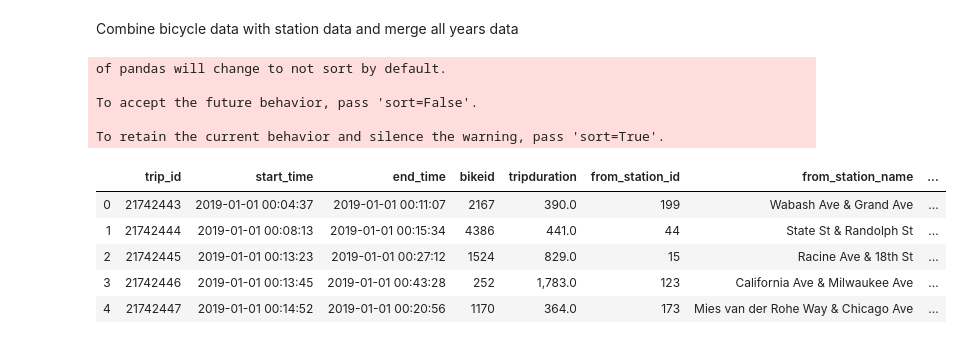
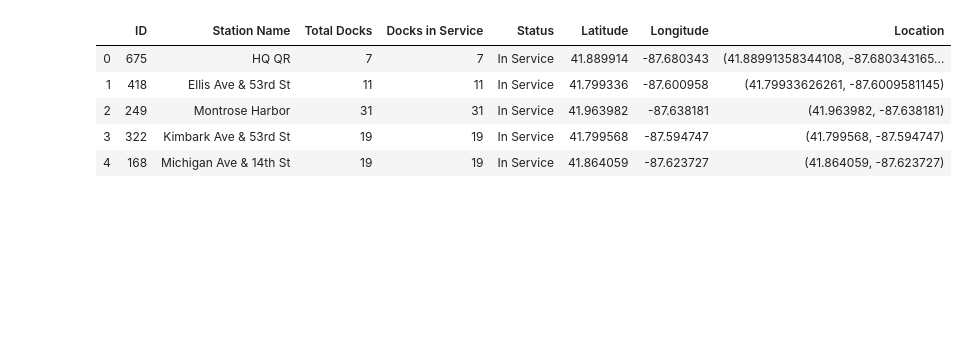
Before and after one commit to mohitroy2502/Chicago-Divvy-DPA-Project, a Jupyter notebook: DPA Project Problem Statement 5.ipynb, the cells around one changed output. Saved outputs shown, nothing was run; the diff lists cells and outputs as text; code cells hidden in the pictures; blank space fills up the shorter version.

```diff
--- a/DPA Project Problem Statement 5.ipynb
+++ b/DPA Project Problem Statement 5.ipynb
@@ -9,2 +14,0 @@ import gc, os
-# %% [markdown]
-Combine bicycle data with station data and merge all years data
@@ -11,29 +21,16 @@ Combine bicycle data with station data and merge all years data
 # %%
-#Training Data
-trip_2017_q1 = pd.read_csv("C:/DPA Project/data/Divvy_Trips_2017_Q1.csv")
-trip_2017_q2 = pd.read_csv("C:/DPA Project/data/Divvy_Trips_2017_Q2.csv")
-trip_2017_q3 = pd.read_csv("C:/DPA Project/data/Divvy_Trips_2017_Q3.csv")
-trip_2017_q4 = pd.read_csv("C:/DPA Project/data/Divvy_Trips_2017_Q4.csv")
+## Import all quarter data
+q1_2017 = pd.read_csv('C:/DPA Project/data/Divvy_Trips_2017_Q1.csv')
+q2_2017 = pd.read_csv('C:/DPA Project/data/Divvy_Trips_2017_Q2.csv')
+q3_2017 = pd.read_csv('C:/DPA Project/data/Divvy_Trips_2017_Q3.csv')
+q4_2017 = pd.read_csv('C:/DPA Project/data/Divvy_Trips_2017_Q4.csv')
 
-merge_2017 = pd.concat([trip_2017_q1, trip_2017_q2, trip_2017_q3, trip_2017_q4],ignore_index= True)
-merge_2017 = merge_2017.reindex(index=[i for i in range(merge_2017.shape[0])])
+q1_2018 = pd.read_csv('C:/DPA Project/data/Divvy_Trips_2018_Q1.csv')
+q2_2018 = pd.read_csv('C:/DPA Project/data/Divvy_Trips_2018_Q2.csv')
+q3_2018 = pd.read_csv('C:/DPA Project/data/Divvy_Trips_2018_Q3.csv')
+q4_2018 = pd.read_csv('C:/DPA Project/data/Divvy_Trips_2018_Q4.csv')
 
-#trip_2018_q1 = pd.read_csv("C:/DPA Project/data/Divvy_Trips_2018_Q1.csv")
-trip_2018_q2 = pd.read_csv("C:/DPA Project/data/Divvy_Trips_2018_Q2.csv")
-trip_2018_q3 = pd.read_csv("C:/DPA Project/data/Divvy_Trips_2018_Q3.csv")
-trip_2018_q4 = pd.read_csv("C:/DPA Project/data/Divvy_Trips_2018_Q4.csv")
-
-merge_2018 = pd.concat([trip_2018_q2, trip_2018_q3, trip_2018_q4],ignore_index= True)
-merge_2018 = merge_2018.reindex(index=[i for i in range(merge_2018.shape[0])])
-
-
-#Total Data pf 2017 & 2018
-merge_total = pd.concat([merge_2017, merge_2018],ignore_index= True)
-merge_total = merge_total.reindex(index=[i for i in range(merge_total.shape[0])])
-merge_total_orig = merge_total.reindex(index=[i for i in range(merge_total.shape[0])])
+q1_2019 = pd.read_csv('C:/DPA Project/data/Divvy_Trips_2019_Q1.csv')
+q2_2019 = pd.read_csv('C:/DPA Project/data/Divvy_Trips_2019_Q2.csv')
+q3_2019 = pd.read_csv('C:/DPA Project/data/Divvy_Trips_2019_Q3.csv')
+q4_2019 = pd.read_csv('C:/DPA Project/data/Divvy_Trips_2019_Q4.csv')
-# %% [output]
-of pandas will change to not sort by default.
-
-To accept the future behavior, pass 'sort=False'.
-
-To retain the current behavior and silence the warning, pass 'sort=True'.
@@ -50,2 +37,12 @@ merge_2019_orig = merge_2019.reindex(index=[i for i in range(merge_2019.shape[0]
 # %%
+#Station Data
+
 station_data = pd.read_csv("C:/DPA Project/data/Divvy_Bicycle_Stations.csv")
+station_data.head()
+# %% [output]
+|  | ID | Station Name | Total Docks | Docks in Service | Status | Latitude | Longitude | Location |
+| 0 | 675 | HQ QR | 7 | 7 | In Service | 41.889914 | -87.680343 | (41.88991358344108, -87.680343165... |
+| 1 | 418 | Ellis Ave & 53rd St | 11 | 11 | In Service | 41.799336 | -87.600958 | (41.79933626261, -87.6009581145) |
+| 2 | 249 | Montrose Harbor | 31 | 31 | In Service | 41.963982 | -87.638181 | (41.963982, -87.638181) |
+| 3 | 322 | Kimbark Ave & 53rd St | 19 | 19 | In Service | 41.799568 | -87.594747 | (41.799568, -87.594747) |
+| 4 | 168 | Michigan Ave & 14th St | 19 | 19 | In Service | 41.864059 | -87.623727 | (41.864059, -87.623727) |
@@ -80,9 +48,0 @@ merge_2019['dist_mts'] = Distance(merge_2019['to_latitude'].tolist(),merge_2019[
-# %%
-merge_2019.head()
-# %% [output]
-|  | trip_id | start_time | end_time | bikeid | tripduration | from_station_id | from_station_name | ... |
-| 0 | 21742443 | 2019-01-01 00:04:37 | 2019-01-01 00:11:07 | 2167 | 390.0 | 199 | Wabash Ave & Grand Ave | ... |
-| 1 | 21742444 | 2019-01-01 00:08:13 | 2019-01-01 00:15:34 | 4386 | 441.0 | 44 | State St & Randolph St | ... |
-| 2 | 21742445 | 2019-01-01 00:13:23 | 2019-01-01 00:27:12 | 1524 | 829.0 | 15 | Racine Ave & 18th St | ... |
-| 3 | 21742446 | 2019-01-01 00:13:45 | 2019-01-01 00:43:28 | 252 | 1,783.0 | 123 | California Ave & Milwaukee Ave | ... |
-| 4 | 21742447 | 2019-01-01 00:14:52 | 2019-01-01 00:20:56 | 1170 | 364.0 | 173 | Mies van der Rohe Way & Chicago Ave | ... |
```
Also changed, not shown: parts of 126 cells of this notebook.
